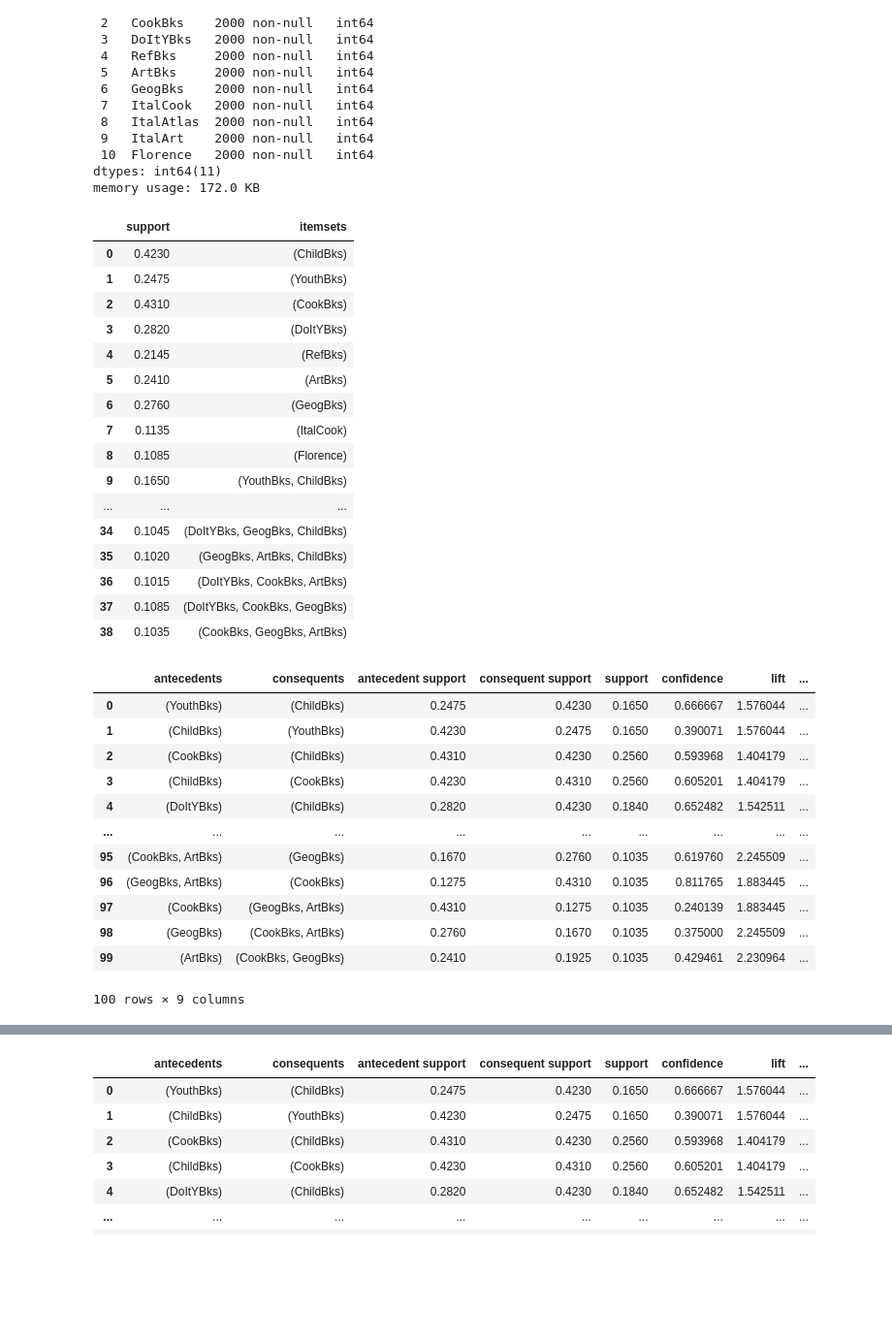
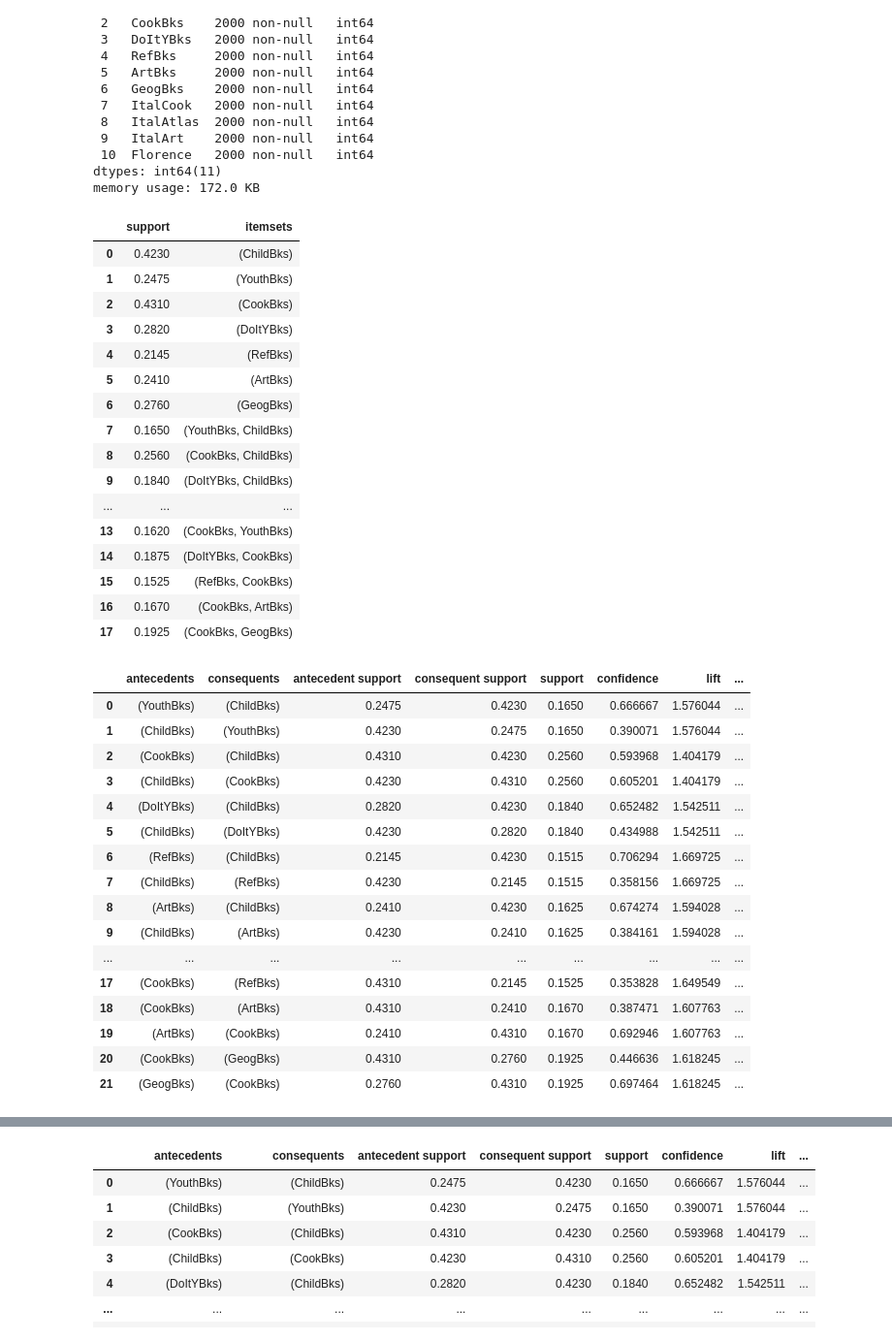
Before and after one commit to Bhavin52/Assignment, a Jupyter notebook: Association_Rules_Q1.ipynb, the cells around one changed output, grey strips where cells are left out. Shown at 97% size. Drawn from its saved outputs; the diff is of its cells as text; code cells hidden in the pictures; blank space fills up the shorter version.

```diff
--- a/Association_Rules_Q1.ipynb
+++ b/Association_Rules_Q1.ipynb
@@ -39,8 +39,9 @@ memory usage: 172.0 KB
 # %%
 # Apriori Algorithm
 # %%
-frequent_itemsets = apriori(book, min_support=0.1, use_colnames=True)
-frequent_itemsets
+frequent_itemsets_1 = apriori(book, min_support=0.1, use_colnames=True)
+frequent_itemsets_2 = apriori(book, min_support=0.15, use_colnames=True)
+frequent_itemsets_2
 # %% [output]
 |  | support | itemsets |
 | 0 | 0.4230 | (ChildBks) |
@@ -50,32 +51,37 @@ frequent_itemsets
 | 4 | 0.2145 | (RefBks) |
 | 5 | 0.2410 | (ArtBks) |
 | 6 | 0.2760 | (GeogBks) |
-| 7 | 0.1135 | (ItalCook) |
-| 8 | 0.1085 | (Florence) |
-| 9 | 0.1650 | (YouthBks, ChildBks) |
+| 7 | 0.1650 | (YouthBks, ChildBks) |
+| 8 | 0.2560 | (CookBks, ChildBks) |
+| 9 | 0.1840 | (DoItYBks, ChildBks) |
 | ... | ... | ... |
-| 34 | 0.1045 | (DoItYBks, GeogBks, ChildBks) |
-| 35 | 0.1020 | (GeogBks, ArtBks, ChildBks) |
-| 36 | 0.1015 | (DoItYBks, CookBks, ArtBks) |
-| 37 | 0.1085 | (DoItYBks, CookBks, GeogBks) |
-| 38 | 0.1035 | (CookBks, GeogBks, ArtBks) |
+| 13 | 0.1620 | (CookBks, YouthBks) |
+| 14 | 0.1875 | (DoItYBks, CookBks) |
+| 15 | 0.1525 | (RefBks, CookBks) |
+| 16 | 0.1670 | (CookBks, ArtBks) |
+| 17 | 0.1925 | (CookBks, GeogBks) |
 # %%
-rules = association_rules(frequent_itemsets, metric="lift", min_threshold=0.7)
-rules
+rules_1 = association_rules(frequent_itemsets_1, metric="lift", min_threshold=0.7)
+rules_2 = association_rules(frequent_itemsets_2, metric="lift", min_threshold=0.7)
+rules_2
 # %% [output]
 |  | antecedents | consequents | antecedent support | consequent support | support | confidence | lift | ... |
 | 0 | (YouthBks) | (ChildBks) | 0.2475 | 0.4230 | 0.1650 | 0.666667 | 1.576044 | ... |
 | 1 | (ChildBks) | (YouthBks) | 0.4230 | 0.2475 | 0.1650 | 0.390071 | 1.576044 | ... |
 | 2 | (CookBks) | (ChildBks) | 0.4310 | 0.4230 | 0.2560 | 0.593968 | 1.404179 | ... |
 | 3 | (ChildBks) | (CookBks) | 0.4230 | 0.4310 | 0.2560 | 0.605201 | 1.404179 | ... |
 | 4 | (DoItYBks) | (ChildBks) | 0.2820 | 0.4230 | 0.1840 | 0.652482 | 1.542511 | ... |
+| 5 | (ChildBks) | (DoItYBks) | 0.4230 | 0.2820 | 0.1840 | 0.434988 | 1.542511 | ... |
+| 6 | (RefBks) | (ChildBks) | 0.2145 | 0.4230 | 0.1515 | 0.706294 | 1.669725 | ... |
+| 7 | (ChildBks) | (RefBks) | 0.4230 | 0.2145 | 0.1515 | 0.358156 | 1.669725 | ... |
+| 8 | (ArtBks) | (ChildBks) | 0.2410 | 0.4230 | 0.1625 | 0.674274 | 1.594028 | ... |
+| 9 | (ChildBks) | (ArtBks) | 0.4230 | 0.2410 | 0.1625 | 0.384161 | 1.594028 | ... |
 | ... | ... | ... | ... | ... | ... | ... | ... | ... |
-| 95 | (CookBks, ArtBks) | (GeogBks) | 0.1670 | 0.2760 | 0.1035 | 0.619760 | 2.245509 | ... |
-| 96 | (GeogBks, ArtBks) | (CookBks) | 0.1275 | 0.4310 | 0.1035 | 0.811765 | 1.883445 | ... |
-| 97 | (CookBks) | (GeogBks, ArtBks) | 0.4310 | 0.1275 | 0.1035 | 0.240139 | 1.883445 | ... |
-| 98 | (GeogBks) | (CookBks, ArtBks) | 0.2760 | 0.1670 | 0.1035 | 0.375000 | 2.245509 | ... |
-| 99 | (ArtBks) | (CookBks, GeogBks) | 0.2410 | 0.1925 | 0.1035 | 0.429461 | 2.230964 | ... |
+| 17 | (CookBks) | (RefBks) | 0.4310 | 0.2145 | 0.1525 | 0.353828 | 1.649549 | ... |
+| 18 | (CookBks) | (ArtBks) | 0.4310 | 0.2410 | 0.1670 | 0.387471 | 1.607763 | ... |
+| 19 | (ArtBks) | (CookBks) | 0.2410 | 0.4310 | 0.1670 | 0.692946 | 1.607763 | ... |
+| 20 | (CookBks) | (GeogBks) | 0.4310 | 0.2760 | 0.1925 | 0.446636 | 1.618245 | ... |
+| 21 | (GeogBks) | (CookBks) | 0.2760 | 0.4310 | 0.1925 | 0.697464 | 1.618245 | ... |
-100 rows × 9 columns
 # %%
 #####  An leverage value of 0 indicates independence. Range will be [-1 1]
 #A high conviction value means that the consequent is highly depending on the antecedent and range [0 inf]
```
Also changed, not shown: parts of 3 cells of this notebook.
